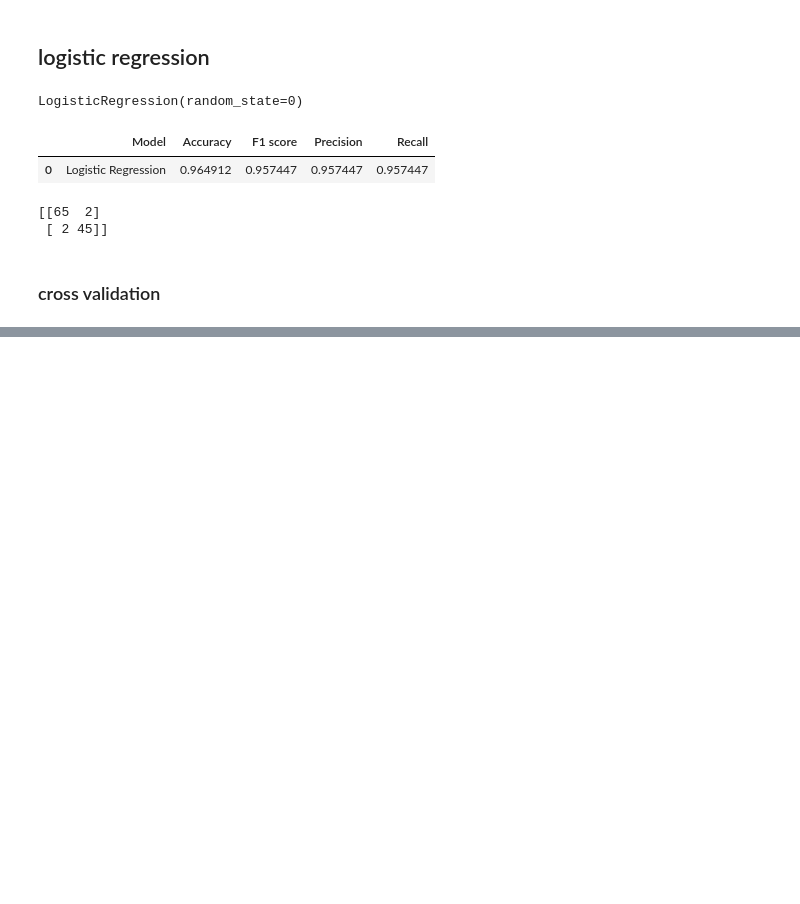
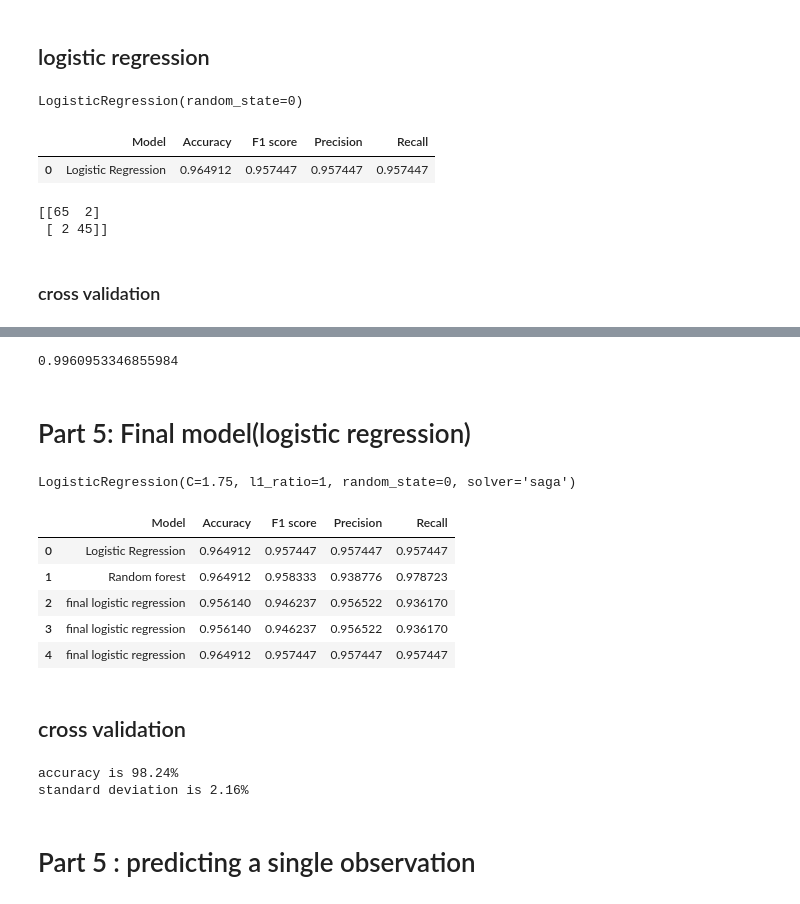
Before and after one commit to Aanchalgaur/breast-cancer-project-, a Jupyter notebook: breast_cancer_prediction.ipynb, the cells around one changed output, grey strips where cells are left out. Drawn from its saved outputs; the diff is of its cells as text; code cells hidden in the pictures; blank space fills up the shorter version.

```diff
--- a/breast_cancer_prediction.ipynb
+++ b/breast_cancer_prediction.ipynb
@@ -308,0 +372,2 @@ from sklearn.model_selection import cross_val_score
+# %%
+random_search.fit(x_train, y_train)
@@ -308,0 +411,46 @@ from sklearn.model_selection import cross_val_score
+# %%
+random_search.best_score_
+# %% [output]
+0.9960953346855984
+# %% [markdown]
+# Part 5: Final model(logistic regression)
+# %%
+from sklearn.linear_model import LogisticRegression
+classifir= LogisticRegression(C=1.75, class_weight=None, dual=False, fit_intercept=True, intercept_scaling=1, l1_ratio=1, max_iter=100,
+                              multi_class='auto', n_jobs=None, penalty='l2',
+                              random_state=0, solver='saga', tol=0.0001, verbose=0,
+                              warm_start=False)
+classifir.fit(x_train, y_train)
+# %% [output]
+LogisticRegression(C=1.75, l1_ratio=1, random_state=0, solver='saga')
+# %%
+y_pred= classifir.predict(x_test)
+# %%
+acc = accuracy_score(y_test, y_pred)
+f1 = f1_score(y_test,y_pred)
+prec = precision_score(y_test, y_pred)
+rec = recall_score(y_test, y_pred)
+
+model_results = pd.DataFrame([['final logistic regression ', acc, f1, prec, rec]],
+                       columns = ['Model', 'Accuracy', 'F1 score', 'Precision', 'Recall'])
+results= results.append(model_results, ignore_index=True)
+# %%
+results
+# %% [output]
+|  | Model | Accuracy | F1 score | Precision | Recall |
+| 0 | Logistic Regression | 0.964912 | 0.957447 | 0.957447 | 0.957447 |
+| 1 | Random forest | 0.964912 | 0.958333 | 0.938776 | 0.978723 |
+| 2 | final logistic regression | 0.956140 | 0.946237 | 0.956522 | 0.936170 |
+| 3 | final logistic regression | 0.956140 | 0.946237 | 0.956522 | 0.936170 |
+| 4 | final logistic regression | 0.964912 | 0.957447 | 0.957447 | 0.957447 |
+# %% [markdown]
+## cross validation
+# %%
+accuracies= cross_val_score(estimator=classifir, X=x_train, y=y_train, cv=10)
+print("accuracy is {:.2f}%".format(accuracies.mean()*100))
+print("standard deviation is {:.2f}%".format(accuracies.std()*100))
+# %% [output]
+accuracy is 98.24%
+standard deviation is 2.16%
+# %% [markdown]
+# Part 5 : predicting a single observation
```
Also changed, not shown: parts of 25 cells of this notebook.
